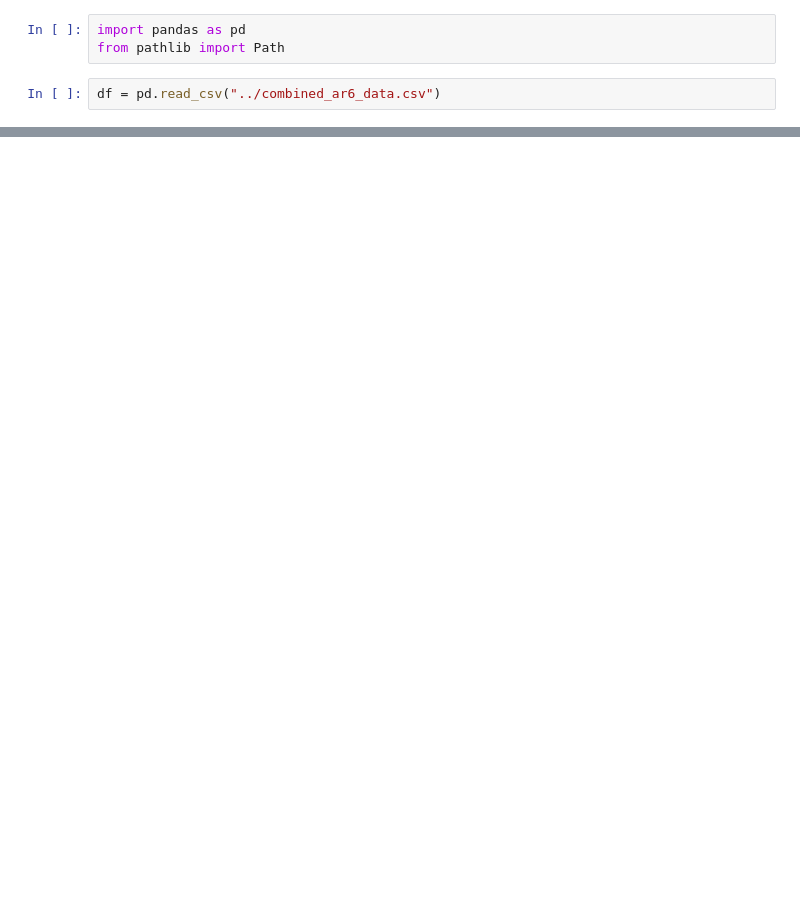
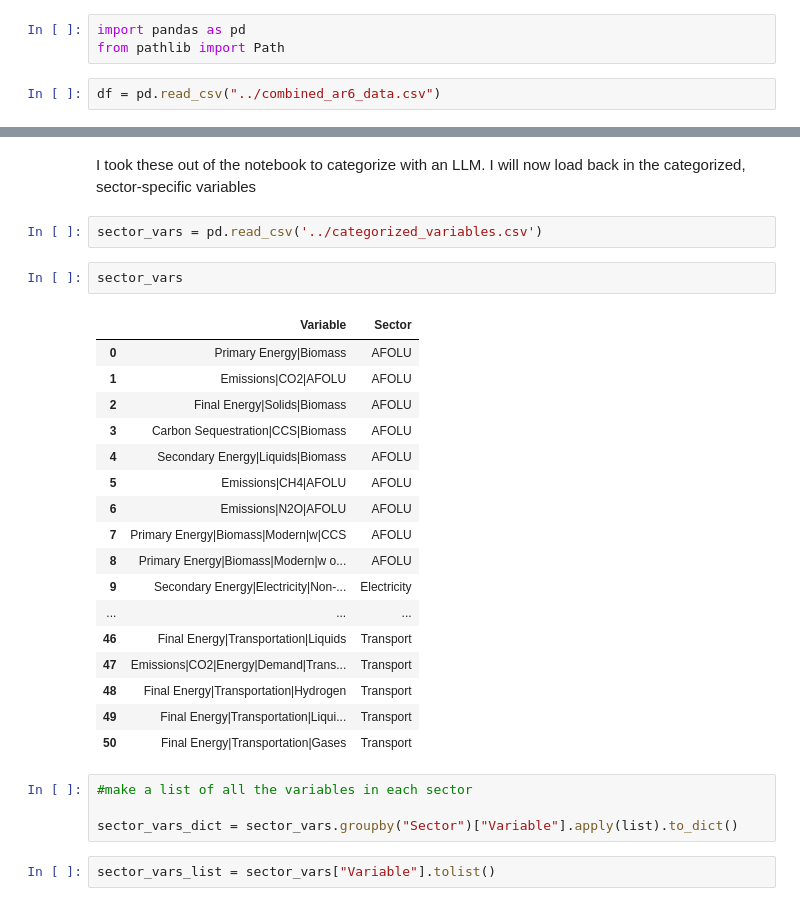
Before and after one commit to georgiaray/PRIM, a Jupyter notebook: attempt_1/selecting_variable.ipynb, the cells around one changed output, grey strips where cells are left out. Saved outputs shown, nothing was run; the diff lists cells and outputs as text; blank space fills up the shorter version.

```diff
--- a/attempt_1/selecting_variable.ipynb
+++ b/attempt_1/selecting_variable.ipynb
@@ -1404,0 +136,30 @@ df_final.to_csv("selected_data_599.csv", index=False)
+# %% [markdown]
+I took these out of the notebook to categorize with an LLM. I will now load back in the categorized, sector-specific variables
+# %%
+sector_vars = pd.read_csv('../categorized_variables.csv')
+# %%
+sector_vars
+# %% [output]
+|  | Variable | Sector |
+| 0 | Primary Energy|Biomass | AFOLU |
+| 1 | Emissions|CO2|AFOLU | AFOLU |
+| 2 | Final Energy|Solids|Biomass | AFOLU |
+| 3 | Carbon Sequestration|CCS|Biomass | AFOLU |
+| 4 | Secondary Energy|Liquids|Biomass | AFOLU |
+| 5 | Emissions|CH4|AFOLU | AFOLU |
+| 6 | Emissions|N2O|AFOLU | AFOLU |
+| 7 | Primary Energy|Biomass|Modern|w|CCS | AFOLU |
+| 8 | Primary Energy|Biomass|Modern|w o... | AFOLU |
+| 9 | Secondary Energy|Electricity|Non-... | Electricity |
+| ... | ... | ... |
+| 46 | Final Energy|Transportation|Liquids | Transport |
+| 47 | Emissions|CO2|Energy|Demand|Trans... | Transport |
+| 48 | Final Energy|Transportation|Hydrogen | Transport |
+| 49 | Final Energy|Transportation|Liqui... | Transport |
+| 50 | Final Energy|Transportation|Gases | Transport |
+# %%
+#make a list of all the variables in each sector
+
+sector_vars_dict = sector_vars.groupby("Sector")["Variable"].apply(list).to_dict()
+# %%
+sector_vars_list = sector_vars["Variable"].tolist()
```
Also changed, not shown: parts of 138 cells of this notebook, 4 other files.
